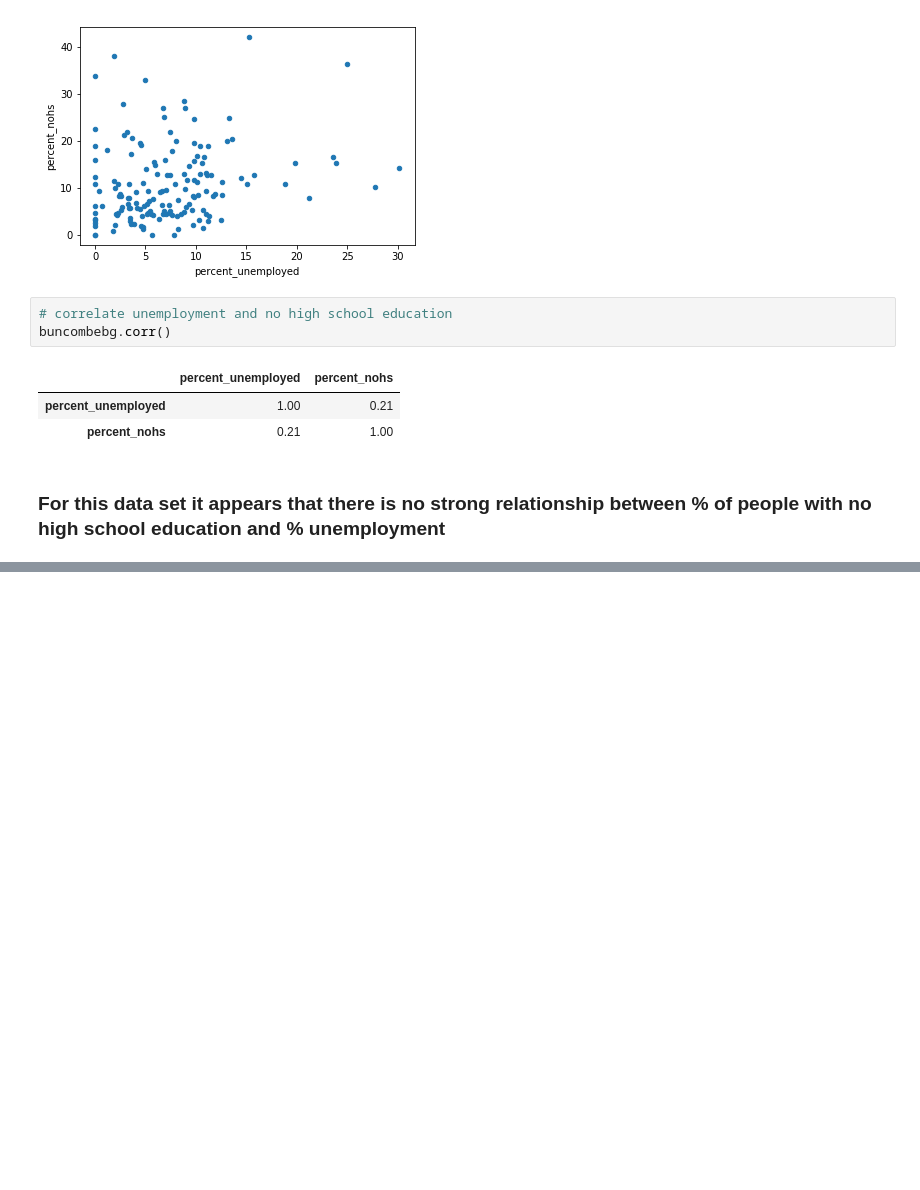
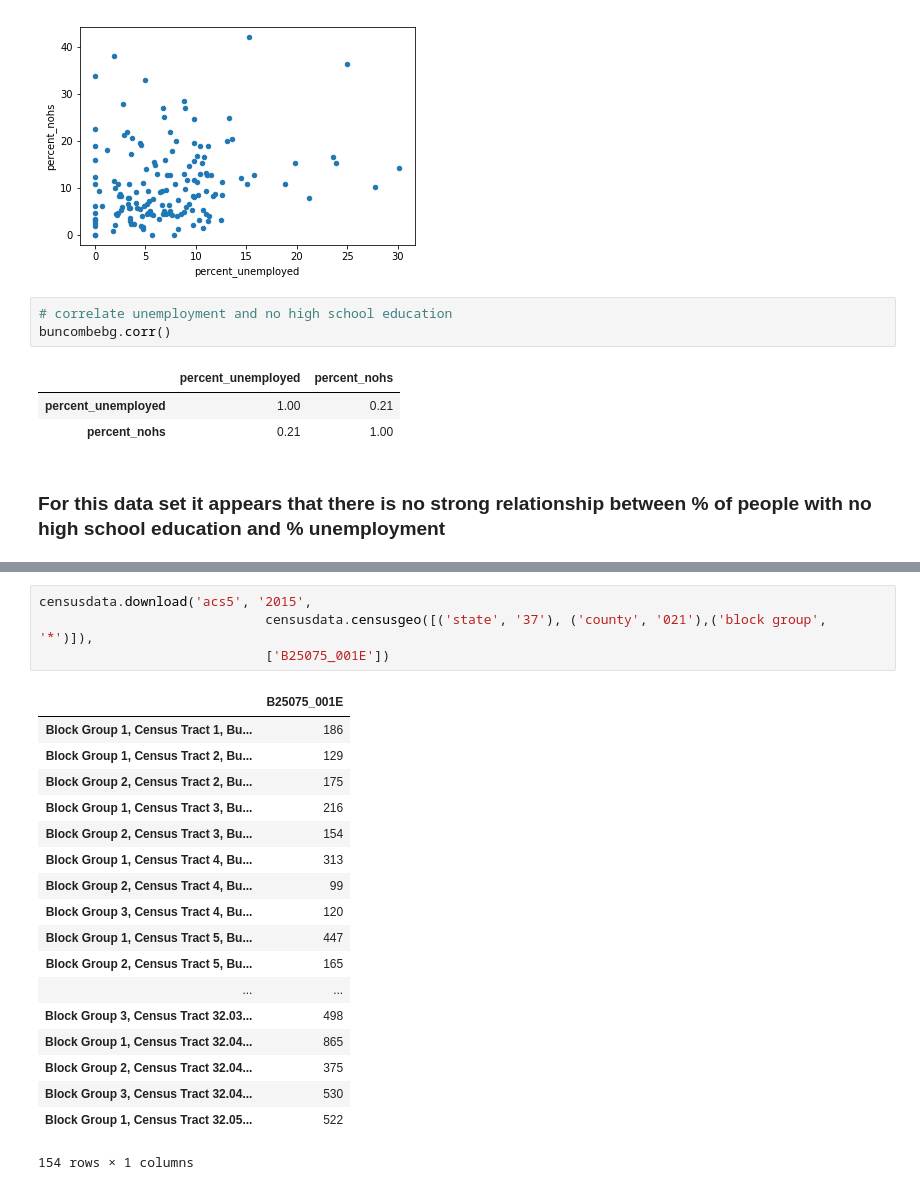
Before and after one commit to lotusflyer/avl_portrait, a Jupyter notebook: simple_censusdata_library_example.ipynb, the cells around one changed output, grey strips where cells are left out. Cells and saved outputs as stored; diff of their text form; blank space fills up the shorter version.

```diff
--- a/simple_censusdata_library_example.ipynb
+++ b/simple_censusdata_library_example.ipynb
@@ -102,0 +189,23 @@ buncombebg.corr()
+# %%
+censusdata.download('acs5', '2015',
+                             censusdata.censusgeo([('state', '37'), ('county', '021'),('block group', '*')]),
+                             ['B25075_001E'])
+# %% [output]
+|  | B25075_001E |
+| Block Group 1, Census Tract 1, Bu... | 186 |
+| Block Group 1, Census Tract 2, Bu... | 129 |
+| Block Group 2, Census Tract 2, Bu... | 175 |
+| Block Group 1, Census Tract 3, Bu... | 216 |
+| Block Group 2, Census Tract 3, Bu... | 154 |
+| Block Group 1, Census Tract 4, Bu... | 313 |
+| Block Group 2, Census Tract 4, Bu... | 99 |
+| Block Group 3, Census Tract 4, Bu... | 120 |
+| Block Group 1, Census Tract 5, Bu... | 447 |
+| Block Group 2, Census Tract 5, Bu... | 165 |
+| ... | ... |
+| Block Group 3, Census Tract 32.03... | 498 |
+| Block Group 1, Census Tract 32.04... | 865 |
+| Block Group 2, Census Tract 32.04... | 375 |
+| Block Group 3, Census Tract 32.04... | 530 |
+| Block Group 1, Census Tract 32.05... | 522 |
+154 rows × 1 columns
```
Also changed, not shown: parts of 4 cells of this notebook, 2 other files.
